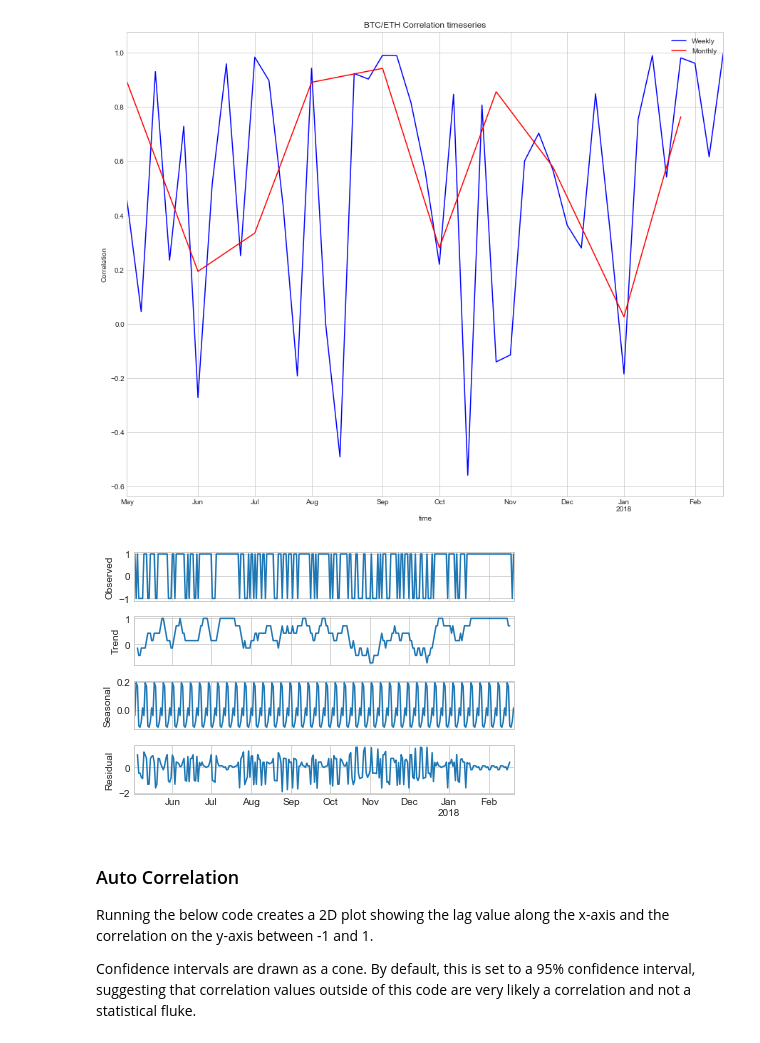
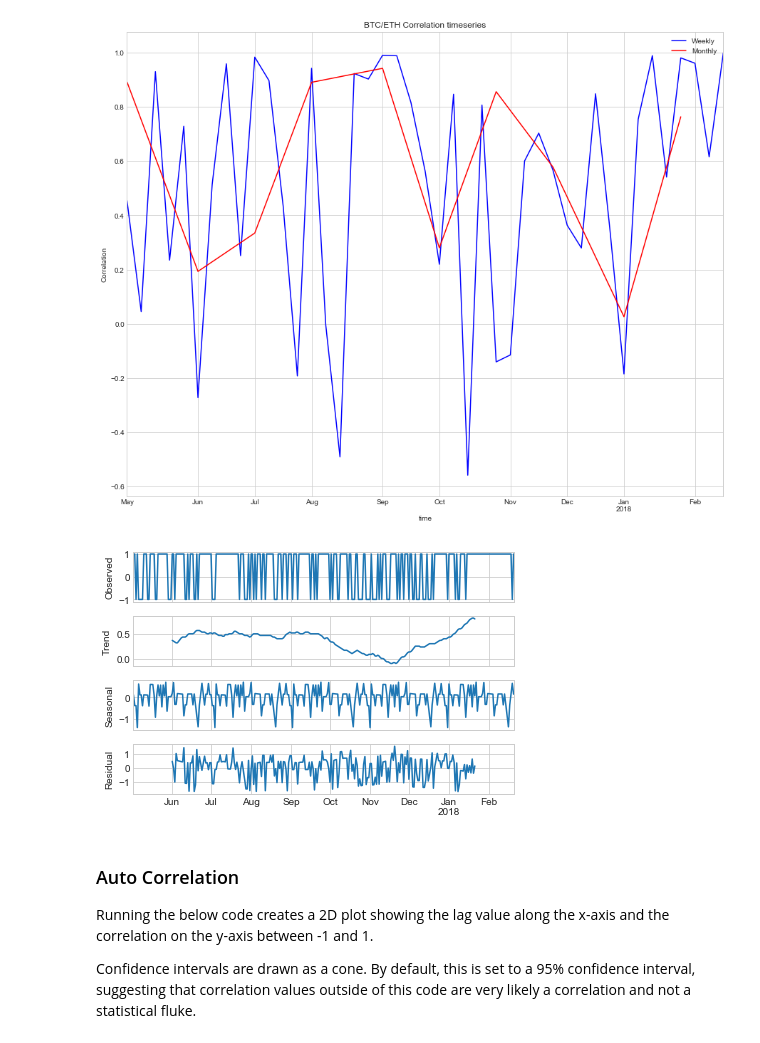
Before and after one commit to mbaddar/Ethereum_Blockchain_Parser_Parallel, a Jupyter notebook: Analysis Notebook/Analysis_of_Cryptocurrency_Investments.ipynb, the cells around one changed output. Drawn from its saved outputs; the diff is of its cells as text; code cells hidden in the pictures.

```diff
--- a/Analysis Notebook/Analysis_of_Cryptocurrency_Investments.ipynb
+++ b/Analysis Notebook/Analysis_of_Cryptocurrency_Investments.ipynb
@@ -620,16 +620,16 @@ plt.show()
 # %%
 # Decompose the weekly correlation timeseries
 import statsmodels
 from statsmodels.tsa.seasonal import seasonal_decompose
 from matplotlib import pyplot
 series = corr_df_daily['Daily']
 
-result = seasonal_decompose(series,  filt=None, freq=7
+result = seasonal_decompose(series,  filt=None, freq=60
                             , model='additive')
 result.plot()
 pyplot.show()
 # %% [output]
-[figure, old version]
+[figure, new version]
 # %% [markdown]
 ### Auto Correlation
 
```
Also changed, not shown: parts of 18 cells of this notebook, 1 other file.
